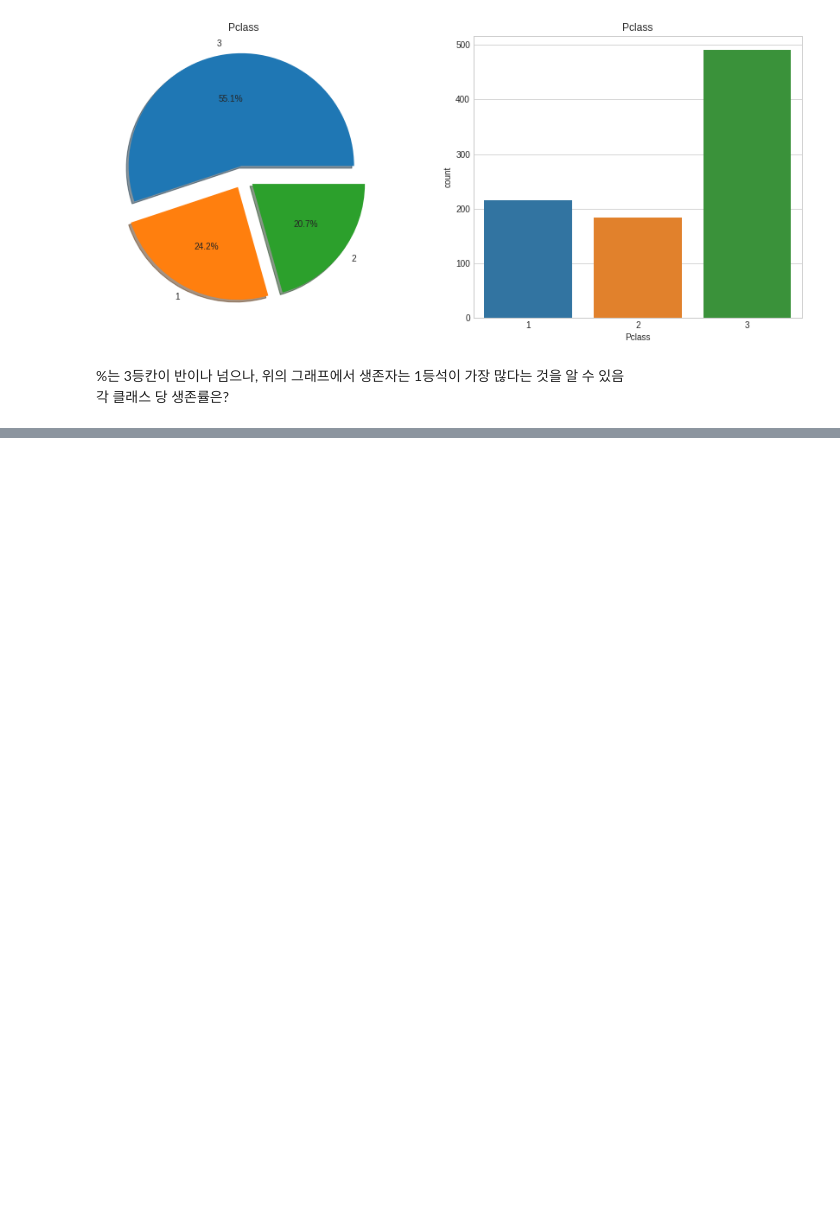
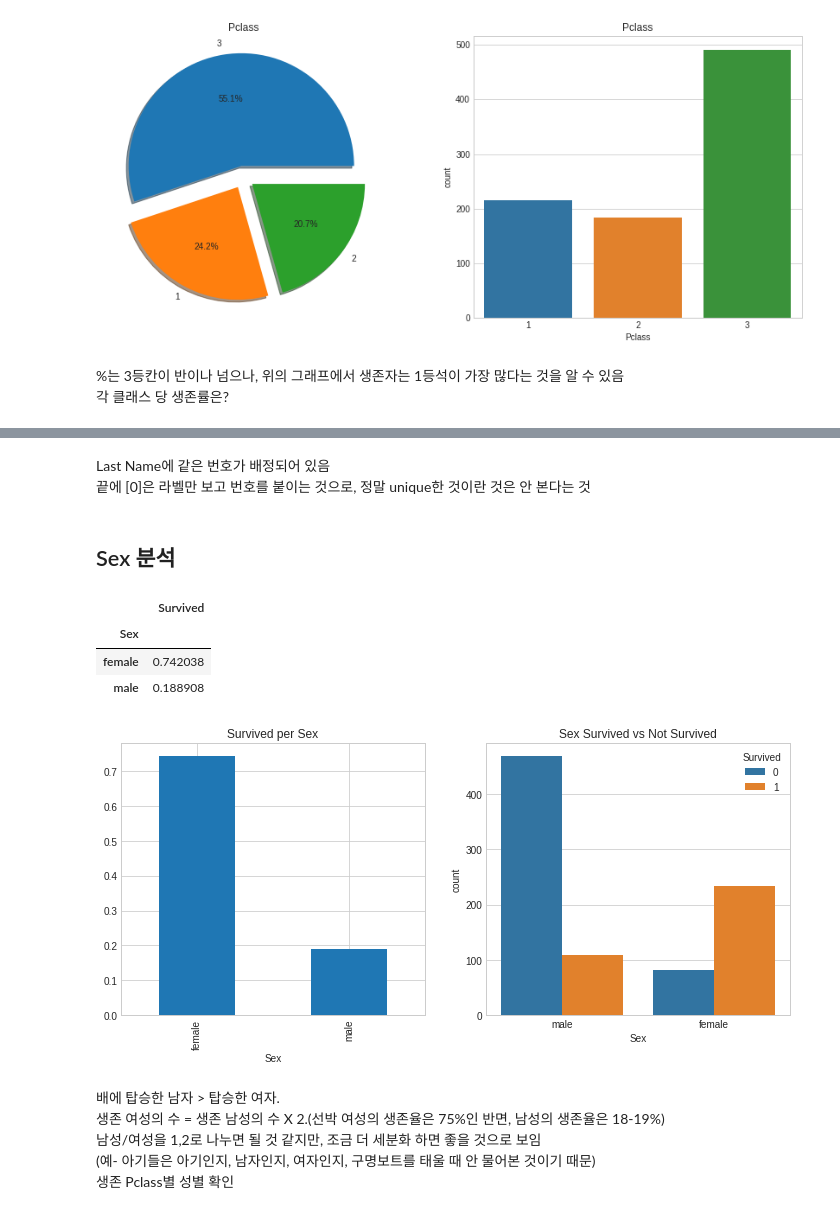
Before and after one commit to wonyoung-ji/statistics, a Jupyter notebook: kaggle/kaggle_titanic.ipynb, the cells around one changed output, grey strips where cells are left out. Cells and saved outputs as stored; diff of their text form; code cells hidden in the pictures; blank space fills up the shorter version.

```diff
--- a/kaggle/kaggle_titanic.ipynb
+++ b/kaggle/kaggle_titanic.ipynb
@@ -534,0 +688,30 @@ piecount('Pclass')
+# %% [markdown]
+Last Name에 같은 번호가 배정되어 있음
+끝에 [0]은 라벨만 보고 번호를 붙이는 것으로, 정말 unique한 것이란 것은 안 본다는 것
+# %% [markdown]
+## Sex 분석
+# %%
+train[['Sex','Survived']].groupby(['Sex']).mean()
+# %% [output]
+|  | Survived |
+| Sex |  |
+| female | 0.742038 |
+| male | 0.188908 |
+# %%
+def bag(col, target, title, title1):
+  f, ax=plt.subplots(1,2, figsize=(12,5))
+  train.groupby([col])[target].mean().plot(kind='bar', ax=ax[0])
+  ax[0].set_title(title)
+  sns.countplot(col,hue=target, data=train, ax=ax[1])
+  ax[1].set_title(title1)
+  plt.show()
+# %%
+bag('Sex','Survived', 'Survived per Sex', 'Sex Survived vs Not Survived')
+# %% [output]
+[figure, added]
+# %% [markdown]
+배에 탑승한 남자 > 탑승한 여자.
+생존 여성의 수 = 생존 남성의 수 X 2.(선박 여성의 생존율은 75%인 반면, 남성의 생존율은 18-19%)
+남성/여성을 1,2로 나누면 될 것 같지만, 조금 더 세분화 하면 좋을 것으로 보임
+(예- 아기들은 아기인지, 남자인지, 여자인지, 구명보트를 태울 때 안 물어본 것이기 때문)
+생존 Pclass별 성별 확인
```
Also changed, not shown: parts of 29 cells of this notebook.
